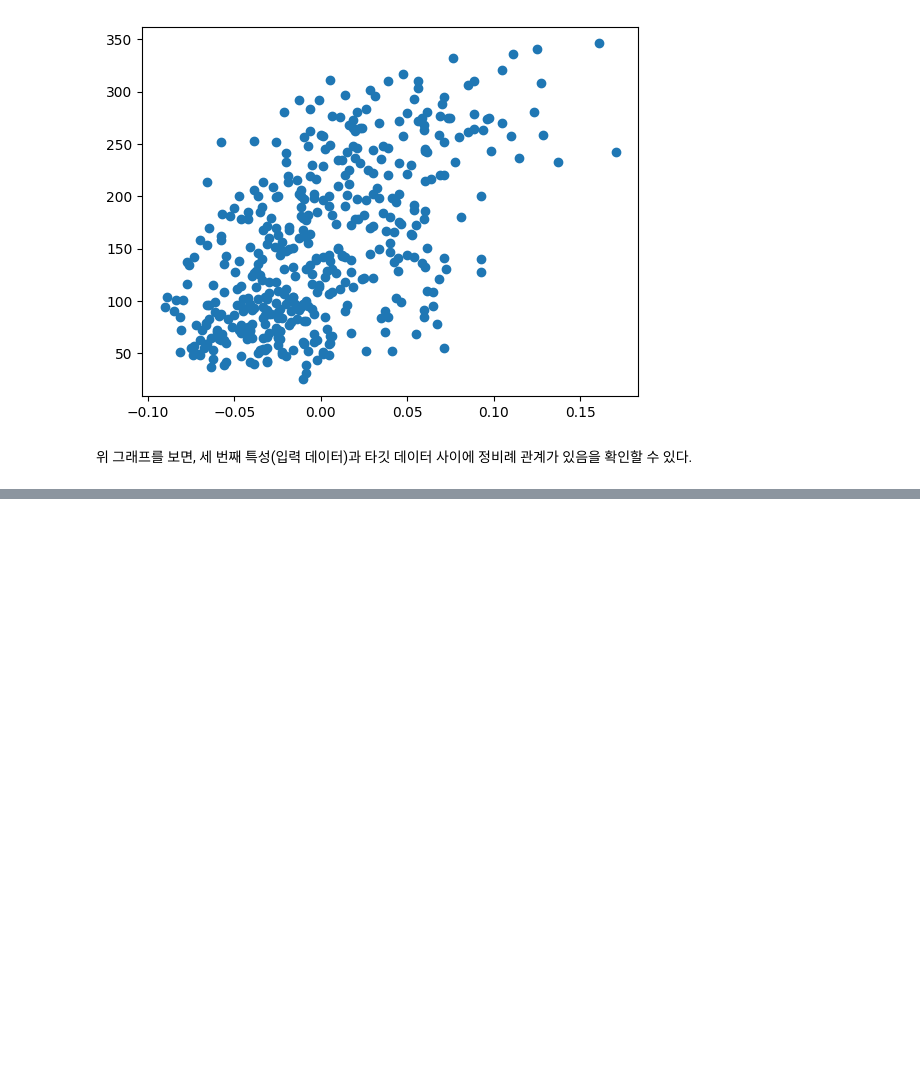
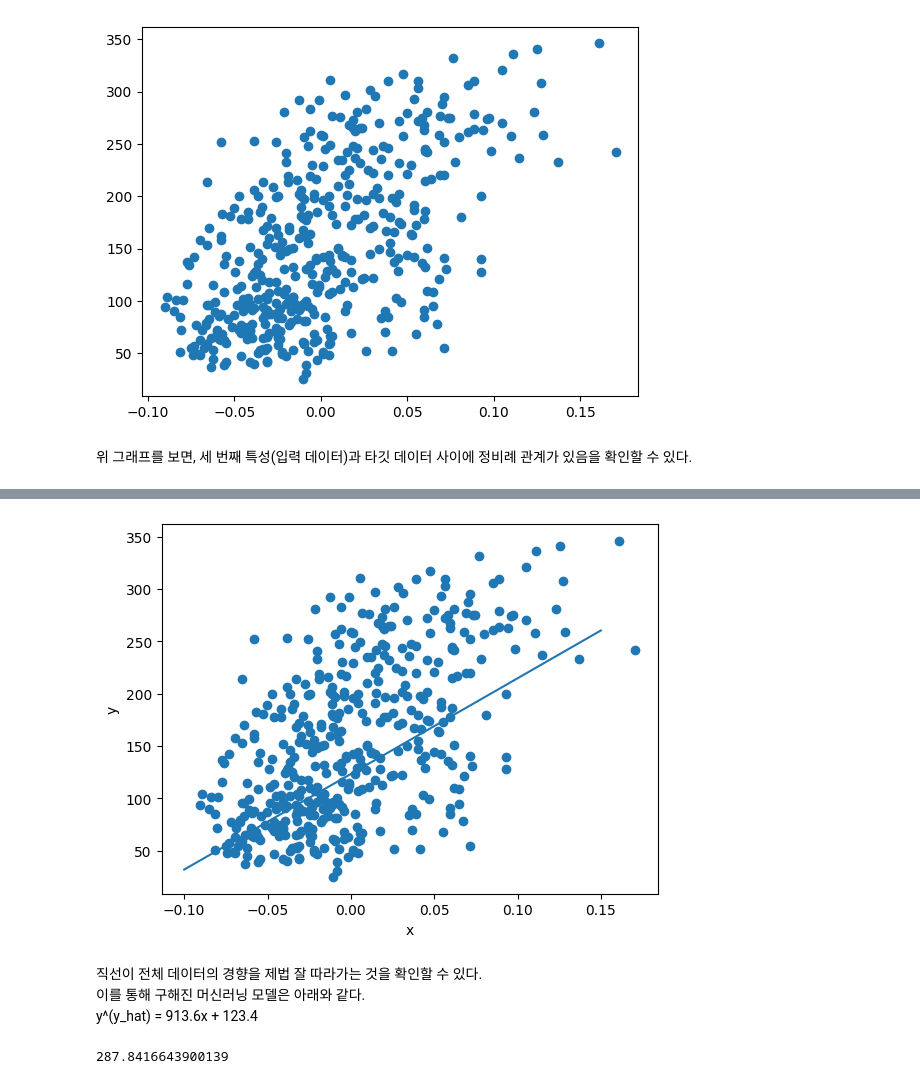
Before and after one commit to PSLeon24/LearnAI, a Jupyter notebook: Predict_Diabetes.ipynb, the cells around one changed output, grey strips where cells are left out. Saved outputs shown, nothing was run; the diff lists cells and outputs as text; code cells hidden in the pictures; blank space fills up the shorter version.

```diff
--- a/Predict_Diabetes.ipynb
+++ b/Predict_Diabetes.ipynb
@@ -68,0 +210,23 @@ y = diabetes.target
+# %%
+plt.scatter(x, y)
+pt1 = (-0.1, -0.1 * w + b)
+pt2 = (0.15, 0.15 * w + b)
+plt.plot([pt1[0], pt2[0]], [pt1[1], pt2[1]])
+plt.xlabel('x')
+plt.ylabel('y')
+plt.show()
+# %% [output]
+[figure, added]
+# %% [markdown]
+직선이 전체 데이터의 경향을 제법 잘 따라가는 것을 확인할 수 있다.<br>
+이를 통해 구해진 머신러닝 모델은 아래와 같다.<br>
+y^(y_hat) = 913.6x + 123.4
+# %%
+# 6. 모델로 예측하기
+
+# 만약 x가 0.18일 때 y^의 값은 얼마일까?
+x_new = 0.18
+y_pred = x_new * w + b
+print(y_pred)
+# %% [output]
+287.8416643900139
```
Also changed, not shown: parts of 27 cells of this notebook.
